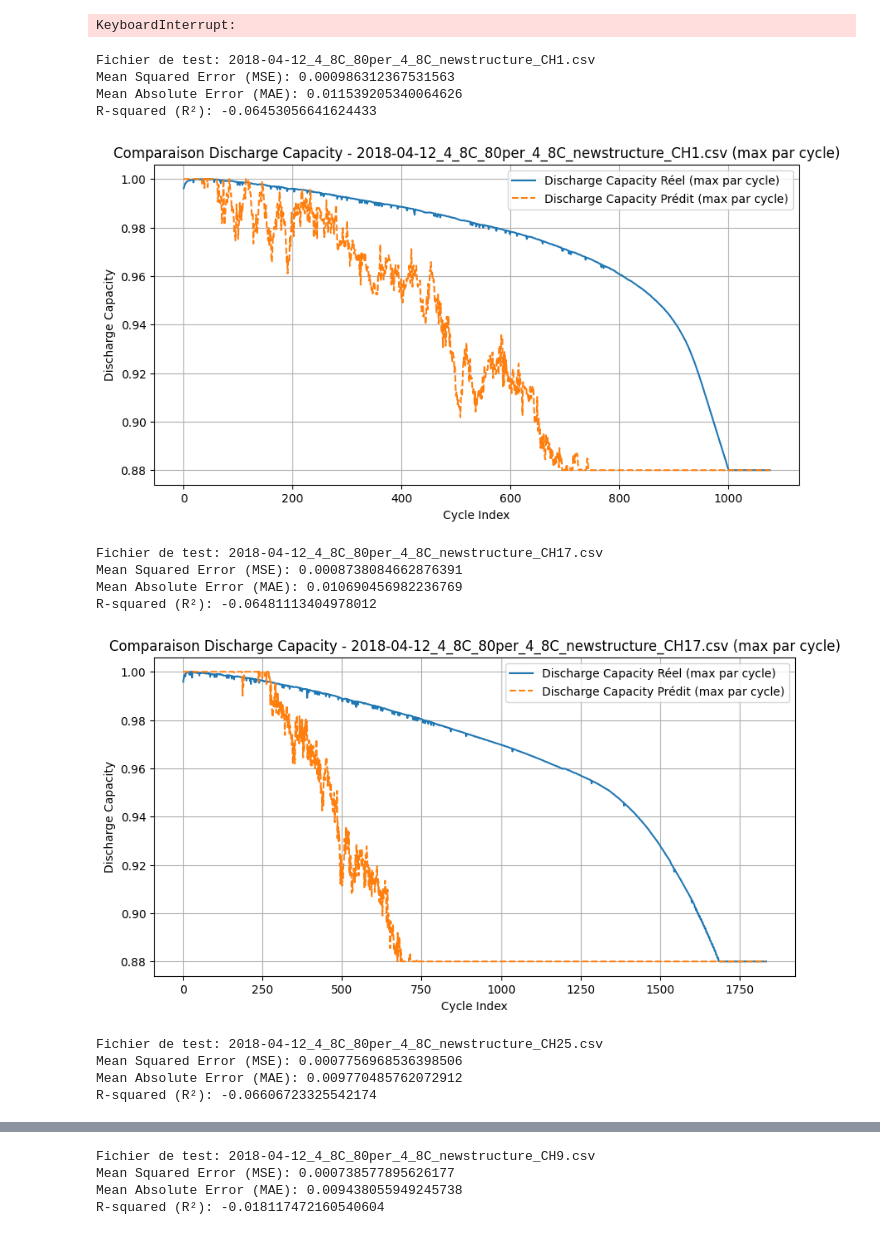
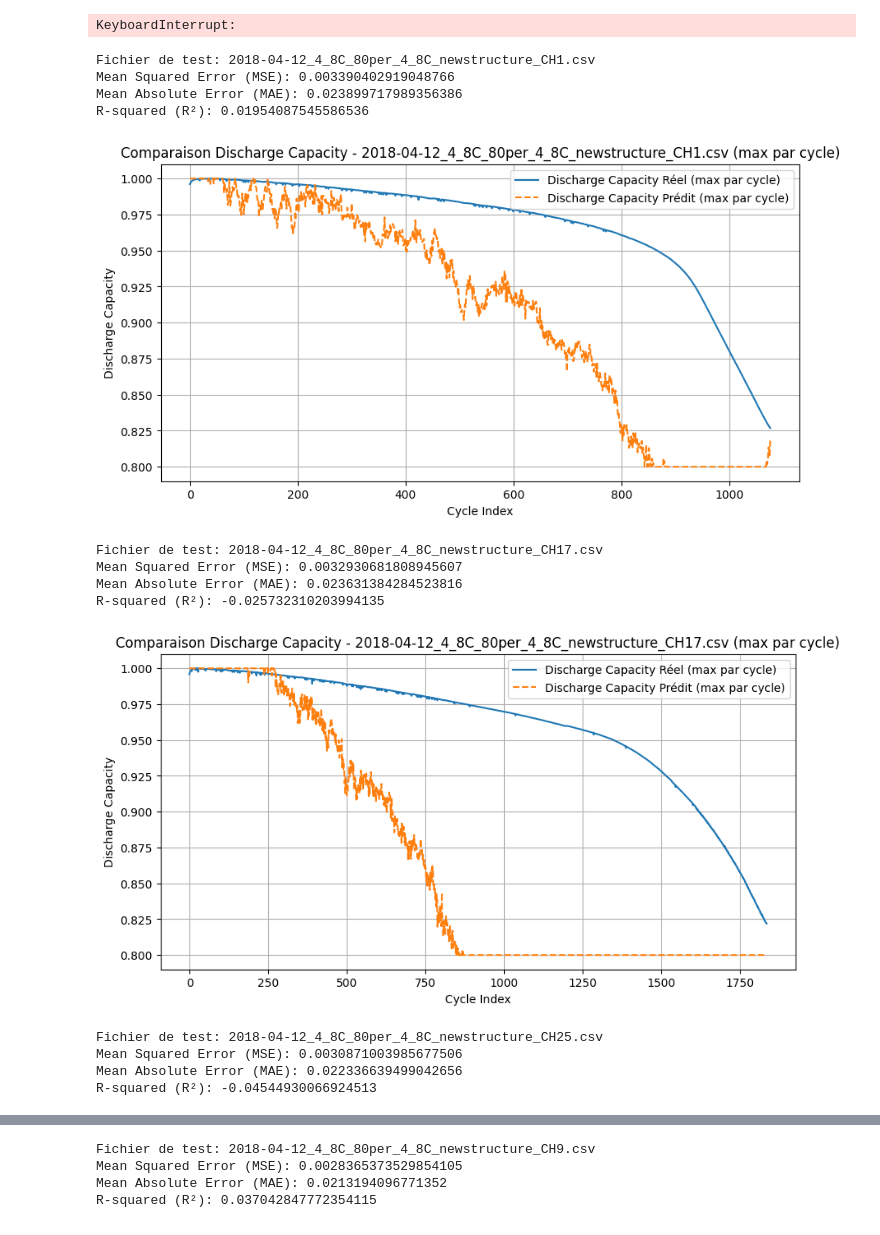
Before and after one commit to SalimMabed/PHM-Batteries, a Jupyter notebook: first_modele.ipynb, the cells around one changed output, grey strips where cells are left out. Drawn from its saved outputs; the diff is of its cells as text; code cells hidden in the pictures.

```diff
--- a/first_modele.ipynb
+++ b/first_modele.ipynb
@@ -639,7 +639,7 @@ for csv_file in train_files:
     y = df['Discharge_Capacity']
 
     # Appliquer les contraintes sur y
-    #y = np.clip(y, 0.88, 1)
+    #y = np.clip(y, 0.8, 1)
 
     X_train_total.append(X)
     y_train_total.append(y)
@@ -660,13 +660,13 @@ for csv_file in test_files:
     y_test = df['Discharge_Capacity']
 
     # Appliquer les contraintes sur y_test
-    y_test = np.clip(y_test, 0.88, 1)
+    y_test = np.clip(y_test, 0.8, 1)
 
     # Faire des prédictions
     lr_pred = model_lr.predict(X_test)
 
     # Appliquer les contraintes sur les prédictions
-    lr_pred = np.clip(lr_pred, 0.88, 1)
+    lr_pred = np.clip(lr_pred, 0.8, 1)
 
     # Convertir y_test en DataFrame pour aligner les indices
     y_test_df = pd.DataFrame(y_test).reset_index(drop=True)
@@ -674,43 +674,43 @@ for csv_file in test_files:
     # Calculer les métriques
     mse = mean_squared_error(y_test_df, lr_pred)
     mae = mean_absolute_error(y_test_df, lr_pred)
     r2 = r2_score(y_test_df, lr_pred)
 
     # Afficher les résultats
     print(f"Fichier de test: {csv_file}")
     print(f"Mean Squared Error (MSE): {mse}")
     print(f"Mean Absolute Error (MAE): {mae}")
     print(f"R-squared (R²): {r2}")
 
     # Extraire le Cycle_Index
     cycle_index = df['Cycle_Index']
 
     # Prendre le maximum des prédictions et des valeurs réelles par cycle
     lr_pred_max_per_cycle = pd.Series(lr_pred).groupby(cycle_index).max()
     y_test_max_per_cycle = y_test.groupby(cycle_index).max()
 
     # Tracer le graphique pour comparer les valeurs réelles et prédites
     plt.figure(figsize=(10, 5))
     plt.plot(y_test_max_per_cycle, label='Discharge Capacity Réel (max par cycle)')
     plt.plot(lr_pred_max_per_cycle, label='Discharge Capacity Prédit (max par cycle)', linestyle='--')
     plt.xlabel('Cycle Index')
     plt.ylabel('Discharge Capacity')
     plt.title(f'Comparaison Discharge Capacity - {csv_file} (max par cycle)')
     plt.legend()
     plt.grid(True)
     plt.show()
 # %% [output]
 Fichier de test: 2018-04-12_4_8C_80per_4_8C_newstructure_CH1.csv
-Mean Squared Error (MSE): 0.000986312367531563
-Mean Absolute Error (MAE): 0.011539205340064626
-R-squared (R²): -0.06453056641624433
+Mean Squared Error (MSE): 0.003390402919048766
+Mean Absolute Error (MAE): 0.023899717989356386
+R-squared (R²): 0.01954087545586536
-[figure, old version]
+[figure, new version]
 Fichier de test: 2018-04-12_4_8C_80per_4_8C_newstructure_CH17.csv
-Mean Squared Error (MSE): 0.0008738084662876391
-Mean Absolute Error (MAE): 0.010690456982236769
-R-squared (R²): -0.06481113404978012
+Mean Squared Error (MSE): 0.0032930681808945607
+Mean Absolute Error (MAE): 0.023631384284523816
+R-squared (R²): -0.025732310203994135
-[figure, old version]
+[figure, new version]
 Fichier de test: 2018-04-12_4_8C_80per_4_8C_newstructure_CH25.csv
-Mean Squared Error (MSE): 0.0007756968536398506
-Mean Absolute Error (MAE): 0.009770485762072912
-R-squared (R²): -0.06606723325542174
+Mean Squared Error (MSE): 0.0030871003985677506
+Mean Absolute Error (MAE): 0.022336639499042656
+R-squared (R²): -0.04544930066924513
@@ -718,4 +718,4 @@ R-squared (R²): -0.06606723325542174
 Fichier de test: 2018-04-12_4_8C_80per_4_8C_newstructure_CH9.csv
-Mean Squared Error (MSE): 0.000738577895626177
-Mean Absolute Error (MAE): 0.009438055949245738
-R-squared (R²): -0.018117472160540604
+Mean Squared Error (MSE): 0.0028365373529854105
+Mean Absolute Error (MAE): 0.0213194096771352
+R-squared (R²): 0.037042847772354115
```
Also changed, not shown: parts of 3 cells of this notebook.
